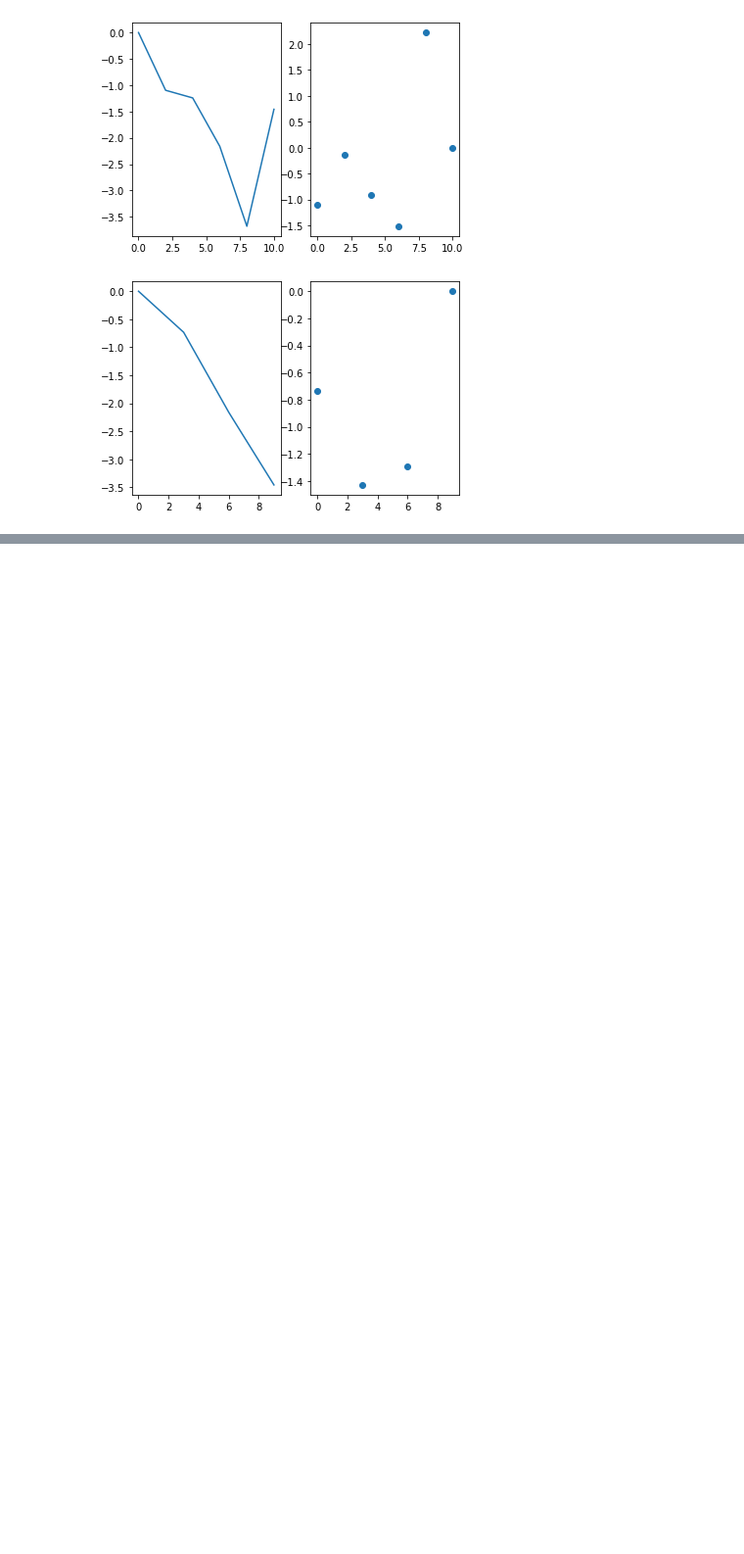
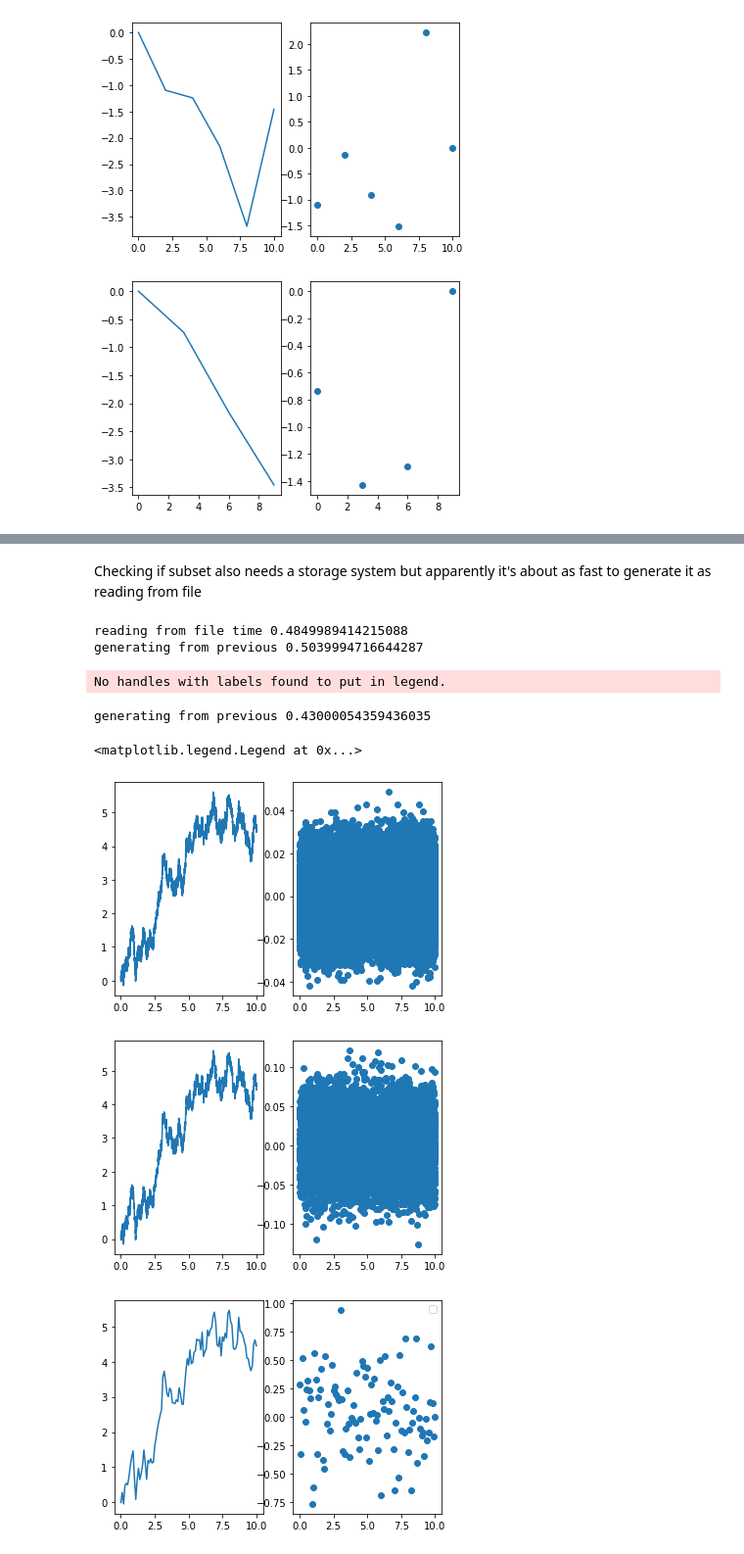
Before and after one commit to SClerckx/VTISF, a Jupyter notebook: WeinerVerification.ipynb, the cells around one changed output, grey strips where cells are left out. Shown: that part at 98% size. Drawn from its saved outputs; the diff is of its cells as text; code cells hidden in the pictures; blank space fills up the shorter version.

```diff
--- a/WeinerVerification.ipynb
+++ b/WeinerVerification.ipynb
@@ -150,0 +148,31 @@ plt.legend()
+# %% [markdown]
+Checking if subset also needs a storage system but apparently it's about as fast to generate it as reading from file
+# %%
+import time
+
+lastTime = time.time()
+plotWeiner(100000, 10, 1)
+newTime = time.time()
+print(f"reading from file time {newTime - lastTime}")
+lastTime = newTime
+
+plotWeinerSubset(10, 100000, 10, 1)
+newTime = time.time()
+print(f"generating from previous {newTime - lastTime}")
+lastTime = newTime
+
+plotWeinerSubset(1000, 100000, 10, 1)
+newTime = time.time()
+print(f"generating from previous {newTime - lastTime}")
+lastTime = newTime
+
+plt.legend()
+# %% [output]
+reading from file time 0.4849989414215088
+generating from previous 0.5039994716644287
+No handles with labels found to put in legend.
+generating from previous 0.43000054359436035
+<matplotlib.legend.Legend at 0x...>
+[figure, added]
+[figure, added]
+[figure, added]
```
Also changed, not shown: parts of 1 cell of this notebook, 1 other file.
